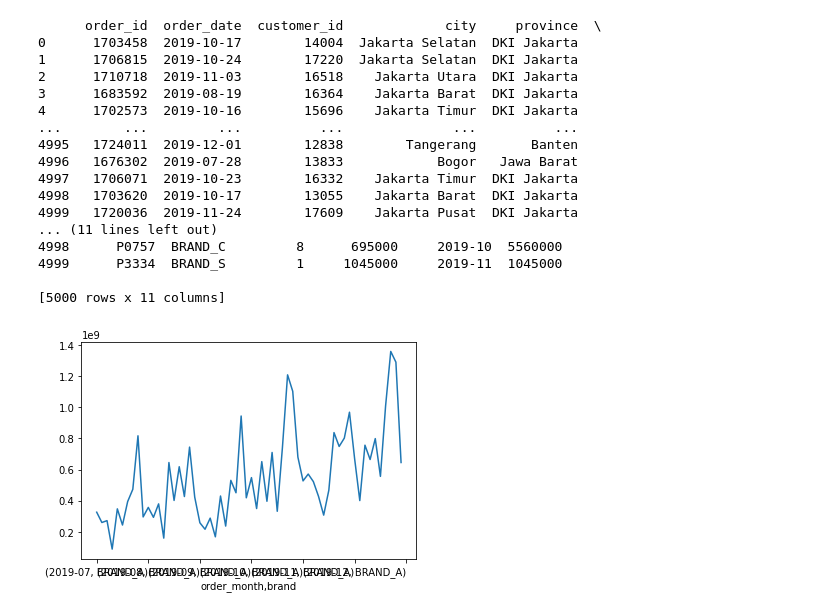
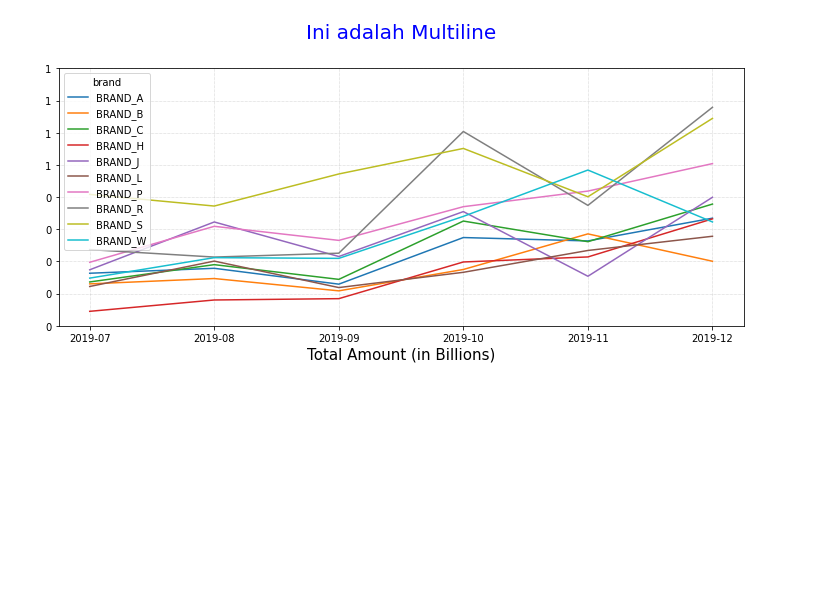
Before and after one commit to syukurd/PYTHONLIKE, a Jupyter notebook: sains/datascience/visualisasi part II/multiline.ipynb, the cells around one changed output. Cells and saved outputs as stored; diff of their text form; code cells hidden in the pictures; blank space fills up the shorter version.

Commit message:
full multiline

```diff
--- a/sains/datascience/visualisasi part II/multiline.ipynb
+++ b/sains/datascience/visualisasi part II/multiline.ipynb
@@ -11,26 +9,18 @@ KeyboardInterrupt:
 # %%
 #buat colom 'gmv'
 dataset['gmv'] = dataset['item_price'] * dataset['quantity']
-# %%
-#buat multiline
-dataset.groupby(['order_month','brand'])['gmv'].sum().unstack().plot()
-print(dataset)
-# %% [output]
-      order_id  order_date  customer_id             city     province  \
-0      1703458  2019-10-17        14004  Jakarta Selatan  DKI Jakarta
-1      1706815  2019-10-24        17220  Jakarta Selatan  DKI Jakarta
-2      1710718  2019-11-03        16518    Jakarta Utara  DKI Jakarta
-3      1683592  2019-08-19        16364    Jakarta Barat  DKI Jakarta
-4      1702573  2019-10-16        15696    Jakarta Timur  DKI Jakarta
-...        ...         ...          ...              ...          ...
-4995   1724011  2019-12-01        12838        Tangerang       Banten
-4996   1676302  2019-07-28        13833            Bogor   Jawa Barat
-4997   1706071  2019-10-23        16332    Jakarta Timur  DKI Jakarta
-4998   1703620  2019-10-17        13055    Jakarta Barat  DKI Jakarta
-4999   1720036  2019-11-24        17609    Jakarta Pusat  DKI Jakarta
-... (11 lines left out)
-4998      P0757  BRAND_C         8      695000     2019-10  5560000
-4999      P3334  BRAND_S         1     1045000     2019-11  1045000
-
-[5000 rows x 11 columns]
-[figure, removed]
+# %%
+#buat multiline
+dataset.groupby(['order_month','brand'])['gmv'].sum().unstack().plot()
+plt.title('Ini adalah Multiline',loc='center',pad=30,fontsize=20,color='blue')
+plt.xlabel('Order Month', fontsize = 15)
+plt.xlabel('Total Amount (in Billions)', fontsize = 15)
+plt.grid(color = 'darkgray', linestyle=':',linewidth = 0.5)
+plt.ylim(ymin=0)
+labels,locations = plt.yticks()
+plt.yticks(labels, (labels/1000000000).astype(int))
+plt.gcf().set_size_inches(10,5)
+plt.tight_layout()
+plt.show()
+# %% [output]
+[figure, added]
```
Also changed, not shown: parts of 1 cell of this notebook.
